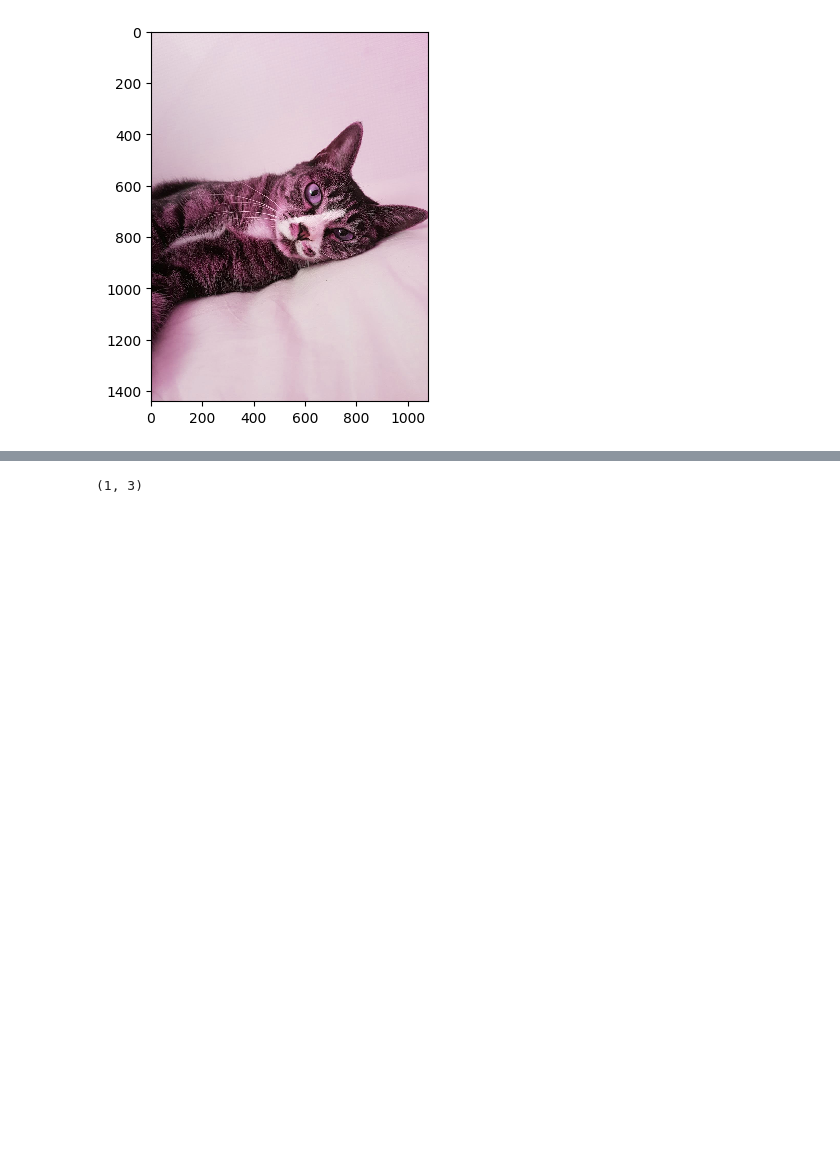
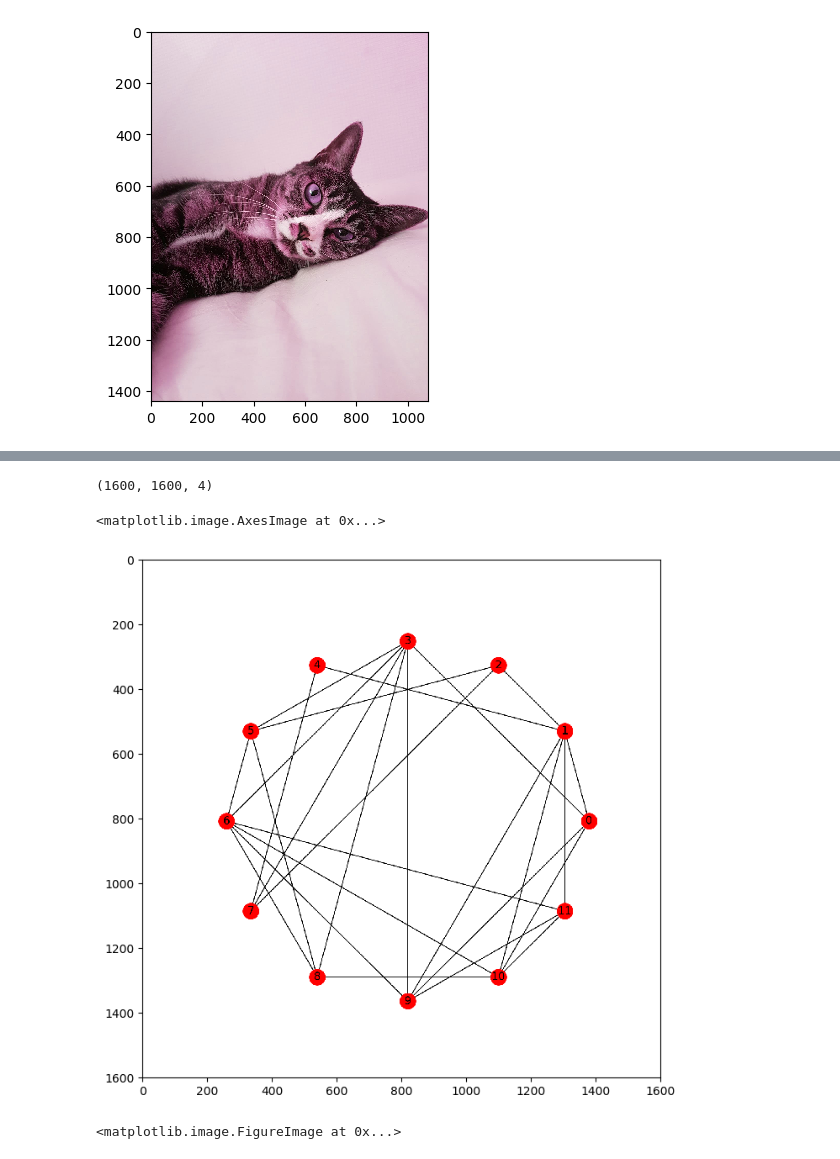
Before and after one commit to frhyme/frhyme.github.io, a Jupyter notebook: _posts/personal_ipynb/180628_img_preprocessing.ipynb, the cells around one changed output, grey strips where cells are left out. Cells and saved outputs as stored; diff of their text form; code cells hidden in the pictures; blank space fills up the shorter version.

```diff
--- a/_posts/personal_ipynb/180628_img_preprocessing.ipynb
+++ b/_posts/personal_ipynb/180628_img_preprocessing.ipynb
@@ -301,4 +300,23 @@ ValueError: a must be greater than 0
-# %%
-list(G.edges())[np.random.choice(len(G.edges()))]
-# %% [output]
-(1, 3)
+# %%
+def figure_to_array(fig):
+    fig.canvas.draw()
+    return np.array(fig.canvas.renderer._renderer)
+f = plt.figure(figsize=(8, 8), dpi=200)##
+"""
+plt.figure에 있는 값들 변화하기
+"""
+nx.draw_networkx(G, pos)
+plt.axis('off')
+plt.close()
+plt.figure(figsize=(8, 8))
+a = figure_to_array(f)
+print(a.shape)
+plt.imshow(a)
+# %% [output]
+(1600, 1600, 4)
+<matplotlib.image.AxesImage at 0x...>
+[figure, added]
+# %%
+f.figimage(100, 100)
+# %% [output]
+<matplotlib.image.FigureImage at 0x...>
```
Also changed, not shown: parts of 1 cell of this notebook, 5 other files.
